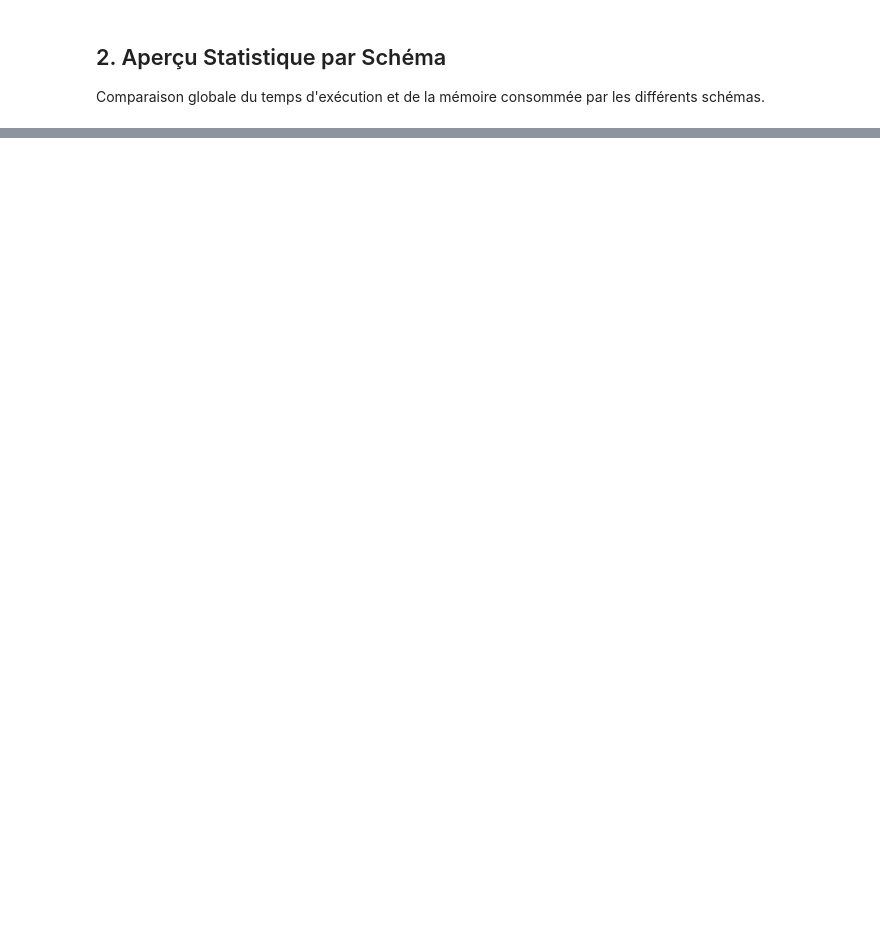
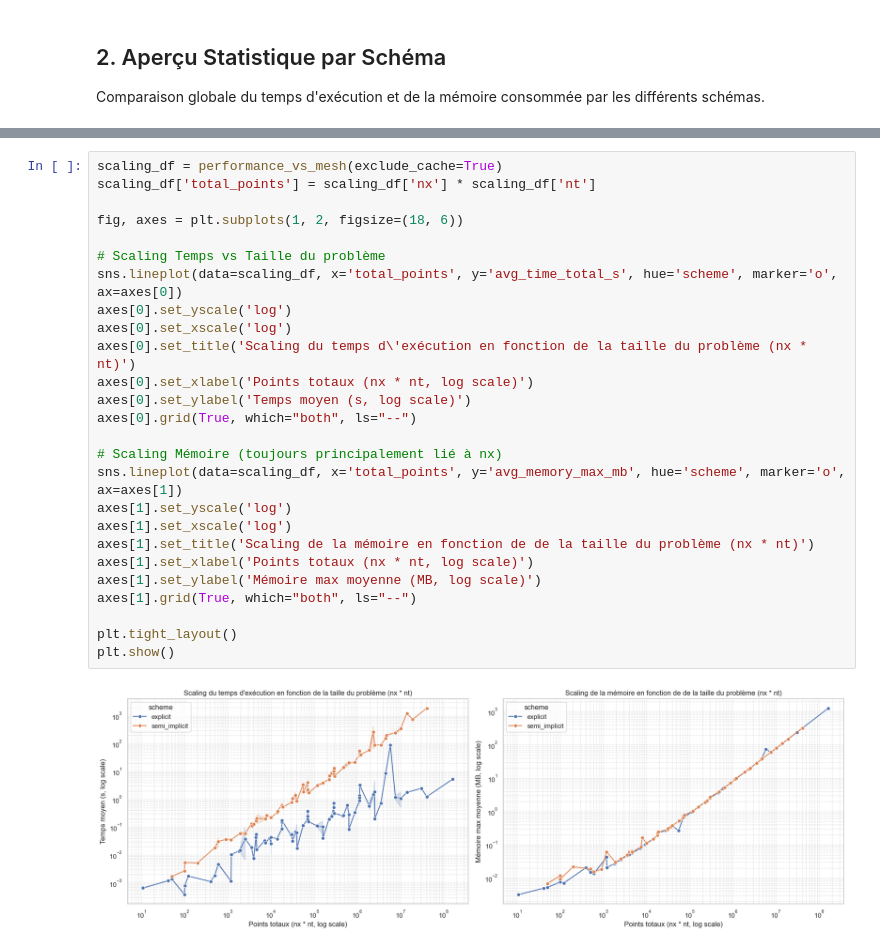
Before and after one commit to Geobatpo07/Westervelt-Simulation, a Jupyter notebook: notebooks/eda_profiling.ipynb, the cells around one changed output, grey strips where cells are left out. Cells and saved outputs as stored; diff of their text form; blank space fills up the shorter version.

```diff
--- a/notebooks/eda_profiling.ipynb
+++ b/notebooks/eda_profiling.ipynb
@@ -96,0 +78,28 @@ Comparaison entre les exécutions réelles et les récupérations depuis le cach
+# %%
+scaling_df = performance_vs_mesh(exclude_cache=True)
+scaling_df['total_points'] = scaling_df['nx'] * scaling_df['nt']
+
+fig, axes = plt.subplots(1, 2, figsize=(18, 6))
+
+# Scaling Temps vs Taille du problème
+sns.lineplot(data=scaling_df, x='total_points', y='avg_time_total_s', hue='scheme', marker='o', ax=axes[0])
+axes[0].set_yscale('log')
+axes[0].set_xscale('log')
+axes[0].set_title('Scaling du temps d\'exécution en fonction de la taille du problème (nx * nt)')
+axes[0].set_xlabel('Points totaux (nx * nt, log scale)')
+axes[0].set_ylabel('Temps moyen (s, log scale)')
+axes[0].grid(True, which="both", ls="--")
+
+# Scaling Mémoire (toujours principalement lié à nx)
+sns.lineplot(data=scaling_df, x='total_points', y='avg_memory_max_mb', hue='scheme', marker='o', ax=axes[1])
+axes[1].set_yscale('log')
+axes[1].set_xscale('log')
+axes[1].set_title('Scaling de la mémoire en fonction de de la taille du problème (nx * nt)')
+axes[1].set_xlabel('Points totaux (nx * nt, log scale)')
+axes[1].set_ylabel('Mémoire max moyenne (MB, log scale)')
+axes[1].grid(True, which="both", ls="--")
+
+plt.tight_layout()
+plt.show()
+# %% [output]
+[figure, added]
```
Also changed, not shown: parts of 20 cells of this notebook, 11 other files.
